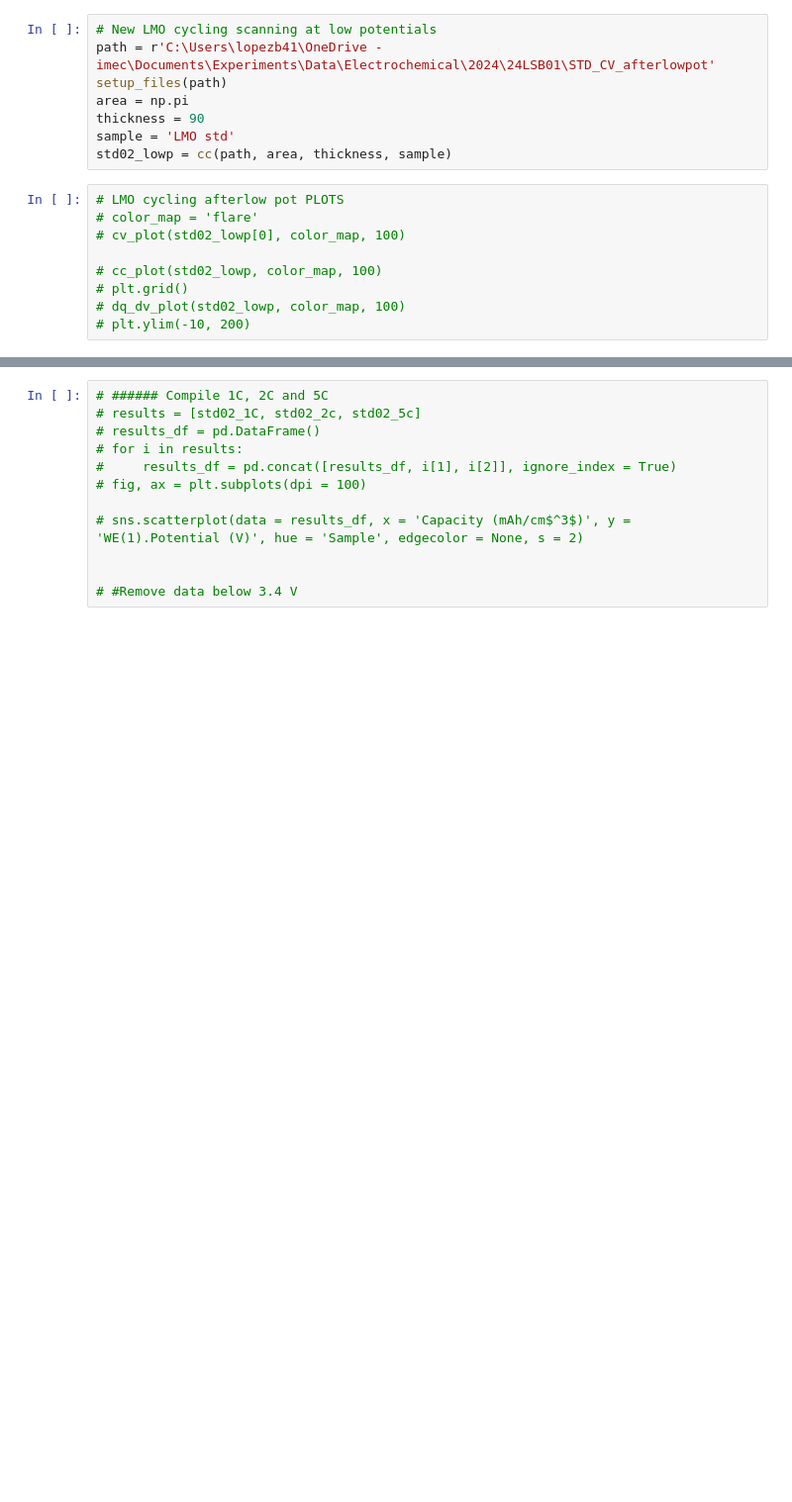
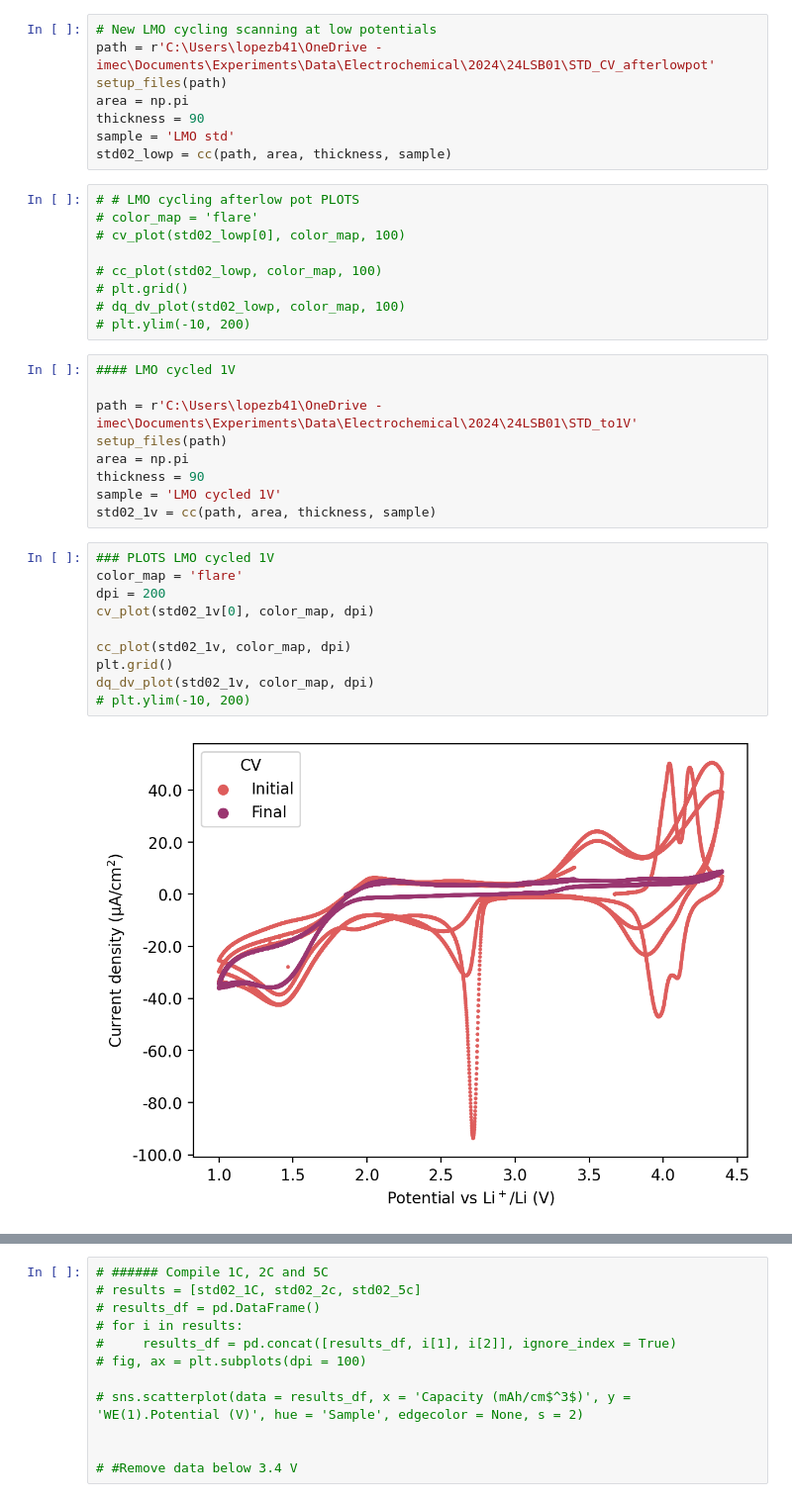
Before and after one commit to ridcil/Code, a Jupyter notebook: 2024/24LSB01.ipynb, the cells around one changed output, grey strips where cells are left out. Shown at 99% size. Drawn from its saved outputs; the diff is of its cells as text; blank space fills up the shorter version.

```diff
--- a/2024/24LSB01.ipynb
+++ b/2024/24LSB01.ipynb
@@ -78,7 +81,7 @@ thickness = 90
 sample = 'LMO std'
 std02_lowp = cc(path, area, thickness, sample)
 # %%
-# LMO cycling afterlow pot PLOTS
+# # LMO cycling afterlow pot PLOTS
 # color_map = 'flare'
 # cv_plot(std02_lowp[0], color_map, 100)
 
@@ -86,3 +89,24 @@ std02_lowp = cc(path, area, thickness, sample)
 # plt.grid()
 # dq_dv_plot(std02_lowp, color_map, 100)
 # plt.ylim(-10, 200)
+# %%
+#### LMO cycled 1V
+
+path = r'C:\Users\lopezb41\OneDrive - imec\Documents\Experiments\Data\Electrochemical\2024\24LSB01\STD_to1V'
+setup_files(path)
+area = np.pi
+thickness = 90
+sample = 'LMO cycled 1V'
+std02_1v = cc(path, area, thickness, sample)
+# %%
+### PLOTS LMO cycled 1V
+color_map = 'flare'
+dpi = 200
+cv_plot(std02_1v[0], color_map, dpi)
+
+cc_plot(std02_1v, color_map, dpi)
+plt.grid()
+dq_dv_plot(std02_1v, color_map, dpi)
+# plt.ylim(-10, 200)
+# %% [output]
+[figure, added]
```
Also changed, not shown: parts of 2 cells of this notebook, 4 other files.
